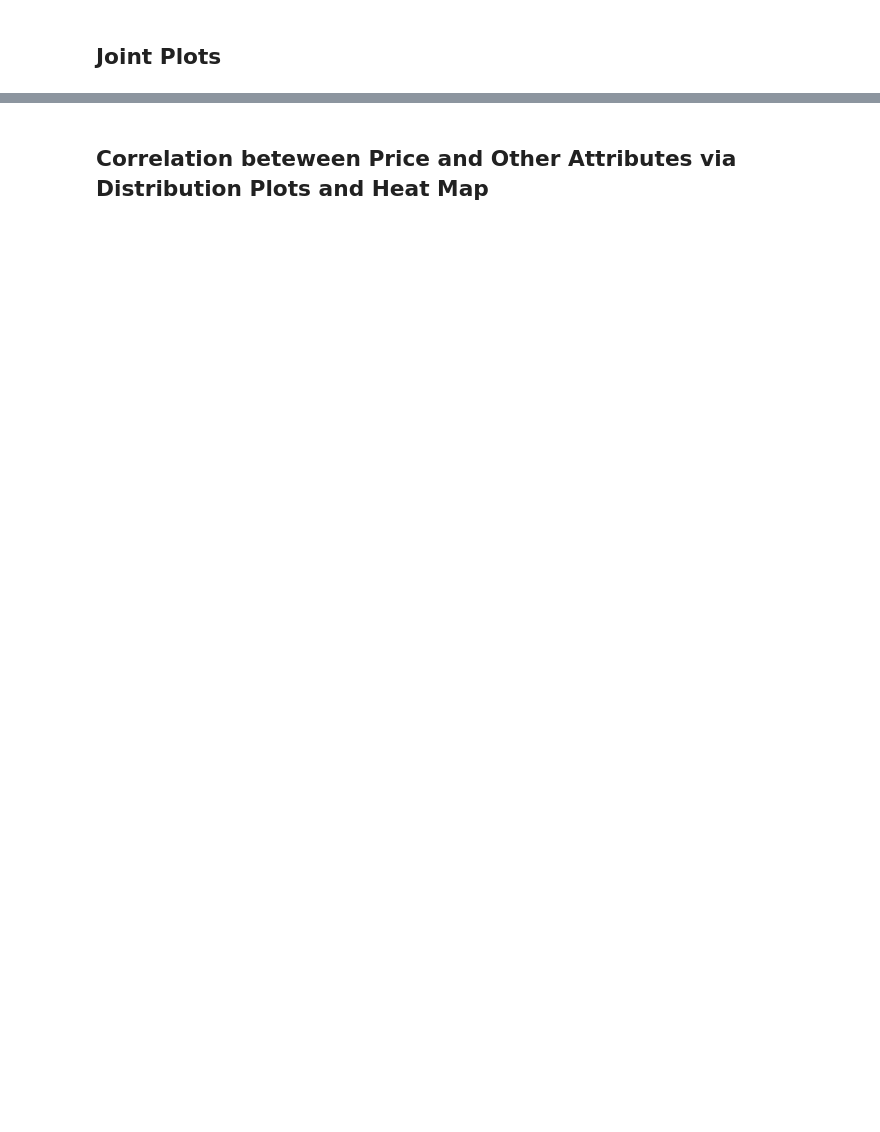
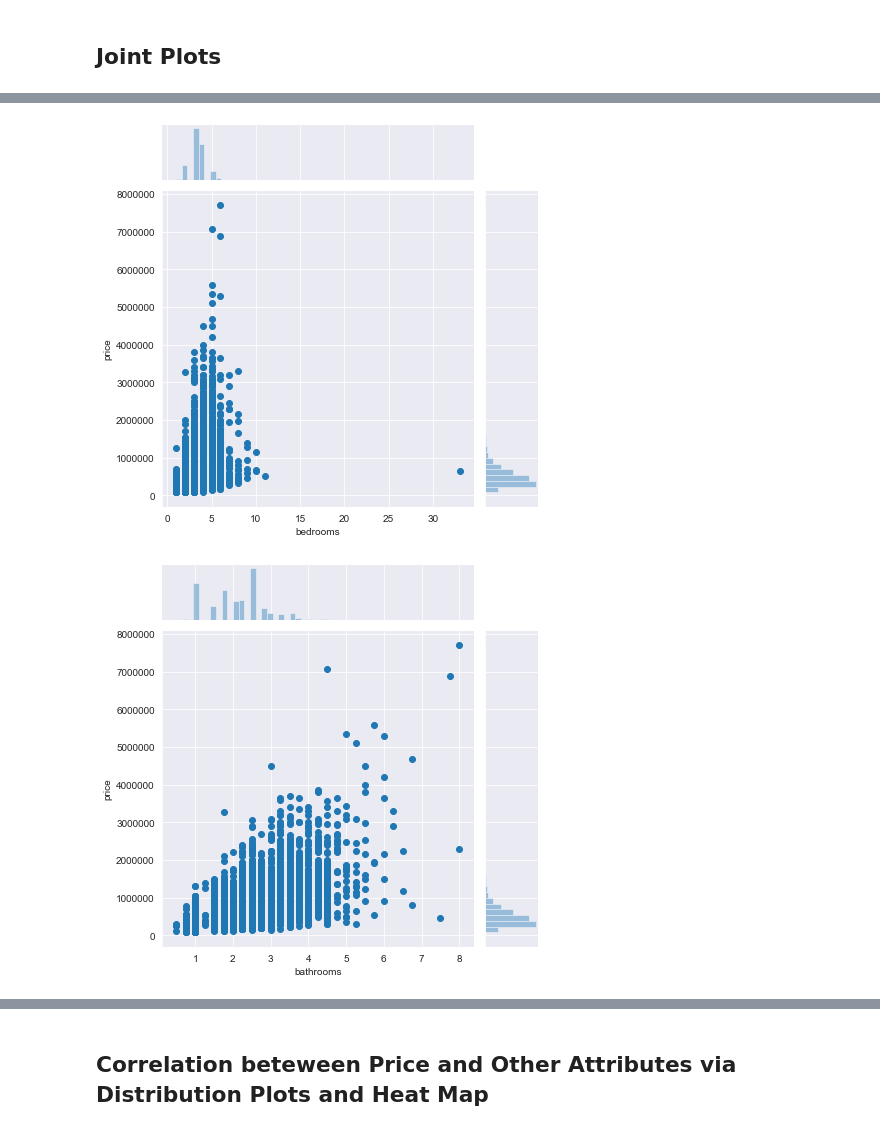
Before and after one commit to kieuha/dsc-mod-2-project-v2-1-onl01-dtsc-ft-052620, a Jupyter notebook: student.ipynb, the cells around one changed output, grey strips where cells are left out. Cells and saved outputs as stored; diff of their text form; code cells hidden in the pictures; blank space fills up the shorter version.

```diff
--- a/student.ipynb
+++ b/student.ipynb
@@ -139,13 +149,3 @@ df.describe()
 | 50% | 3.904930e+09 | 4.500000e+05 | 3.000000 | 2.250000 | 1910.000000 | 7.618000e+03 | 1.500000 | 0.000000 | 0.000000 | 3.000000 | ... |
 | 75% | 7.308900e+09 | 6.450000e+05 | 4.000000 | 2.500000 | 2550.000000 | 1.068500e+04 | 2.000000 | 0.000000 | 0.000000 | 4.000000 | ... |
 | max | 9.900000e+09 | 7.700000e+06 | 33.000000 | 8.000000 | 13540.000000 | 1.651359e+06 | 3.500000 | 1.000000 | 4.000000 | 5.000000 | ... |
-# %%
-# Explore Value_count
-for col in df.columns:
-    try:
-        print(col, df[col].value_counts()[:5])
-    except:
-        print(col, df[col].value_counts())
-        # If there aren't 5+ unique values for a column the first print statement
-        # will throw an error for an invalid idx slice
-    print('\n') # Break up the output between columns
@@ -201,5 +223,6 @@ Missing data: waterfront (11%) and year renovated (18%)
 plotfeats = ["bedrooms", "bathrooms", "sqft_living", "sqft_lot",
                "floors", "waterfront", "view", "condition",
                "grade", "sqft_above"]
-sns.jointplot(x= <column for columns in plotfeatures>, y= <'price'>, data=<df>, #kind='reg')
+for col in plotfeats:
+    sns.jointplot(x=col, y='price', data=df)
 # %% [output]
@@ -206,0 +229,2 @@ SyntaxError: invalid syntax (<ipython-input-13-413399775d95>, line 4)
+[figure, added]
+[figure, added]
```
Also changed, not shown: parts of 105 cells of this notebook, 2 other files.
